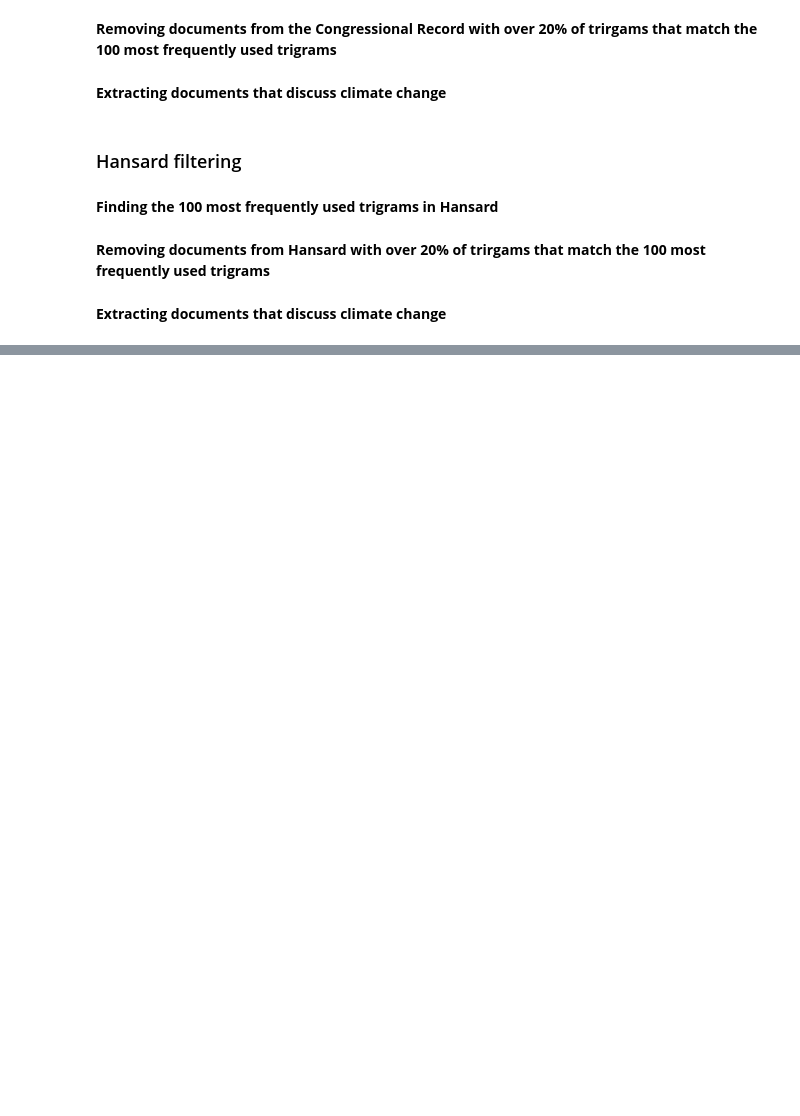
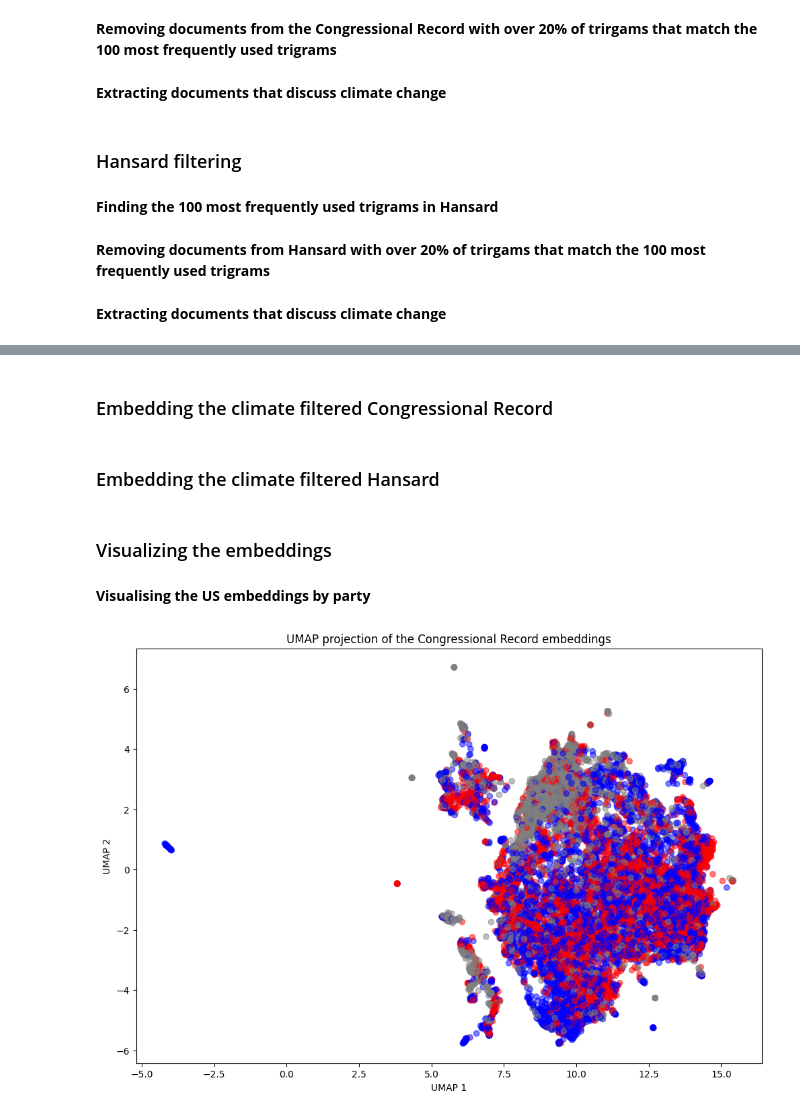
Before and after one commit to felixwallis/pir-dissertation, a Jupyter notebook: analysis/analysis.ipynb, the cells around one changed output, grey strips where cells are left out. Saved outputs shown, nothing was run; the diff lists cells and outputs as text; code cells hidden in the pictures; blank space fills up the shorter version.

```diff
--- a/analysis/analysis.ipynb
+++ b/analysis/analysis.ipynb
@@ -14,6 +14,11 @@ import re
 from nltk.corpus import stopwords
 from nltk.tokenize import word_tokenize
 from sklearn.feature_extraction.text import CountVectorizer
+from sklearn.feature_extraction.text import TfidfVectorizer
+from wordcloud import WordCloud
+from sentence_transformers import SentenceTransformer
+import umap
+import matplotlib.pyplot as plt
 
 # Ignore SSL certificate errors
 ssl._create_default_https_context = ssl._create_unverified_context
@@ -24,6 +29,9 @@ nltk.download('stopwords')
 congressional_record_path = '../congressional-record/dist/'
 hansard_path = '../hansard-in-full/'
 climate_dictionary_path = 'dictionaries/'
+
+data_path = 'data/'
+dist_path = 'dist/'
 # %% [output]
 Pyarrow will become a required dependency of pandas in the next major release of pandas (pandas 3.0),
 (to allow more performant data types, such as the Arrow string type, and better interoperability with other libraries)
@@ -195,0 +323,8 @@ climate_hansard = hansard[hansard['climate_term_proportion'] > 0.01]
+# %%
+model = SentenceTransformer('sentence-transformers/all-MiniLM-L6-v2')
+
+climate_congressional_record = pd.read_csv(
+    data_path + 'climate_congressional_record.csv')
+climate_hansard = pd.read_csv(data_path + 'climate_hansard.csv')
+# %% [markdown]
+### Embedding the climate filtered Congressional Record
@@ -195,0 +338,2 @@ climate_hansard = hansard[hansard['climate_term_proportion'] > 0.01]
+# %% [markdown]
+### Embedding the climate filtered Hansard
@@ -195,0 +347,30 @@ climate_hansard = hansard[hansard['climate_term_proportion'] > 0.01]
+# %% [markdown]
+### Visualizing the embeddings
+# %%
+np.random.seed(42)
+umap_model = umap.UMAP(n_neighbors=15, n_components=2, metric='cosine')
+# %% [markdown]
+**Visualising the US embeddings by party**
+# %%
+climate_congressional_record_embeddings = np.load(
+    data_path + 'climate_congressional_record_embeddings.npy')
+
+umap_embeddings = umap_model.fit_transform(
+    climate_congressional_record_embeddings)
+
+party_colors = {
+    'R': 'red',
+    'D': 'blue'
+}
+default_color = 'grey'
+colors = climate_congressional_record['party'].apply(
+    lambda x: party_colors.get(x, default_color))
+
+plt.figure(figsize=(12, 8))
+plt.scatter(umap_embeddings[:, 0], umap_embeddings[:, 1], alpha=0.5, c=colors)
+plt.title('UMAP projection of the Congressional Record embeddings')
+plt.xlabel('UMAP 1')
+plt.ylabel('UMAP 2')
+plt.show()
+# %% [output]
+[figure, added]
```
Also changed, not shown: parts of 36 cells of this notebook.
